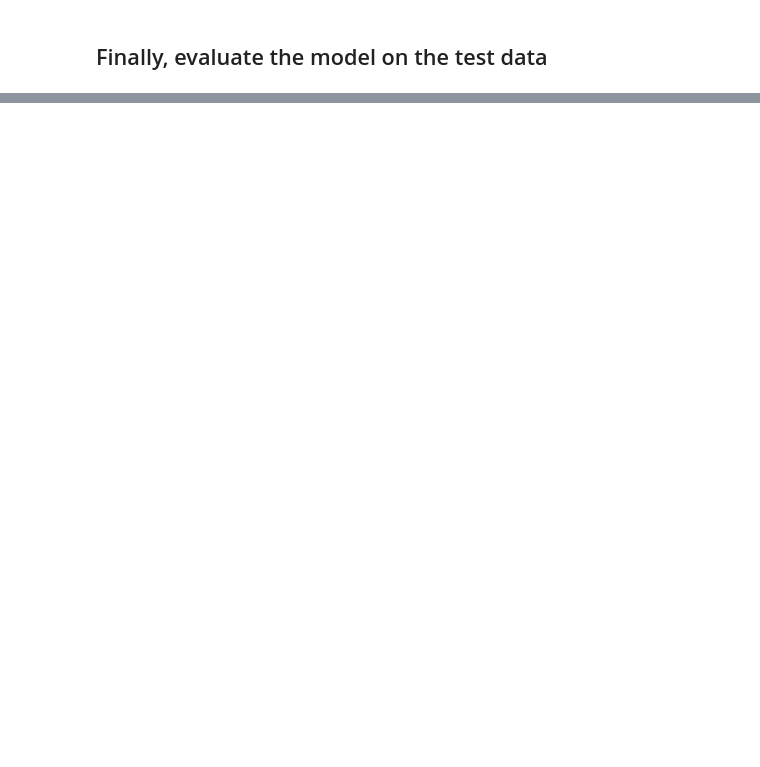
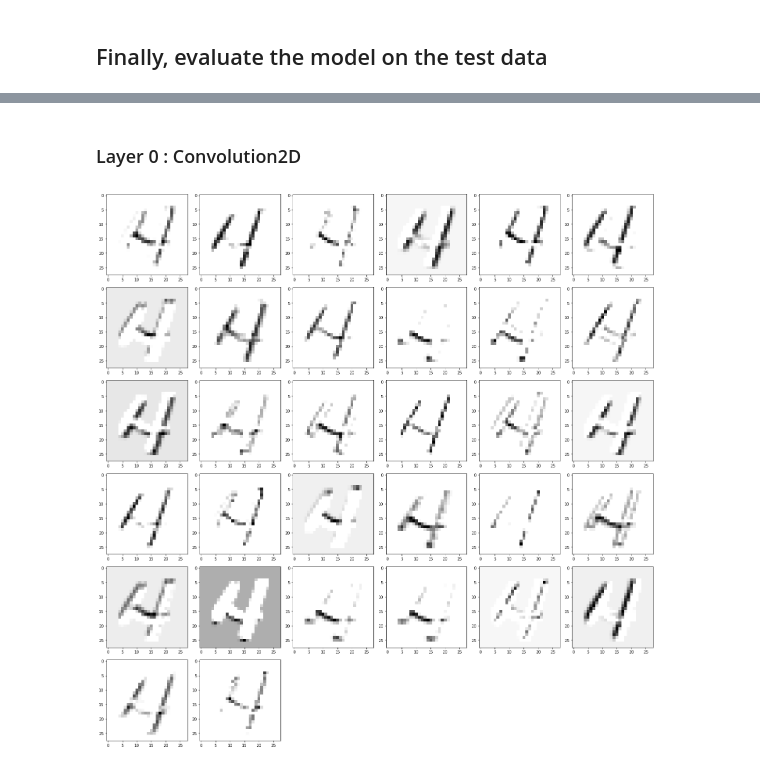
Before and after one commit to kmmaller/Digit-Recognizer, a Jupyter notebook: Digit-Recognizer.ipynb, the cells around one changed output, grey strips where cells are left out. Cells and saved outputs as stored; diff of their text form; code cells hidden in the pictures; blank space fills up the shorter version.

Commit message:
added CNN layer output visuals

```diff
--- a/Digit-Recognizer.ipynb
+++ b/Digit-Recognizer.ipynb
@@ -124,28 +124,16 @@ model = Sequential()
 
 '''Start adding layers: the first argument in Convolution2D the number of filters (kernals) that are in this case 3x3 pixels.
 the filters are a learned parameter in the algorithm.  setting this to 32 results in 32 "feature maps"
-created from 32 different LEARNED features which are 3x3 pixels.'''
+created from 32 different LEARNED features which are 3x3 pixels. Chose Rectified Linear unit (max(0,x))
+as the activation function'''
 
-model.add(Convolution2D(32, 3, 3, input_shape=(1,28,28),dim_ordering='th',border_mode='same'))
-model.add(Dropout(0.1)) #to prevent overfitting, randomly drop neurons from the network during training
-convout1 = Activation('relu') #chose Rectified Linear unit (max(0,x)) as the activation function
-model.add(convout1)
-#second convolution layers
-model.add(Convolution2D(32, 3, 3, dim_ordering='th',border_mode='same'))
-convout2 = Activation('relu')
-model.add(convout2)
-
+model.add(Convolution2D(32, 3, 3,activation='relu', input_shape=(1,28,28),dim_ordering='th',border_mode='same'))
+model.add(Convolution2D(32, 3, 3, activation='relu', dim_ordering='th',border_mode='same'))#second convolution layers
 model.add(MaxPooling2D(pool_size=(2,2),dim_ordering='th')) #quarter the images by taking max of every 2x2 pixels
 model.add(Dropout(0.25)) #regulariziation to prevent over fitting
-
-#model.add(Convolution2D(16, 3, 3, dim_ordering='th',border_mode='same'))
-#convout3 = Activation('relu')
-#model.add(convout3)
 # after a couple convolution and pooling layers we can convert our network into a more traditional NN, meaning 1D
 model.add(Flatten()) #flatten image matrix into array for "normal" NN
-model.add(Dense(128)) # a fully-connected hidden layer with 128 neurons
-convout4=Activation('relu')
-model.add(convout4)
+model.add(Dense(128,activation='relu')) # a fully-connected hidden layer with 128 neurons
 model.add(Dropout(0.5))
 model.add(Dense(10, activation='softmax')) #final fully connecting layer with output the class score and therefore need 10 neurons
 print(model.output_shape)
@@ -215,0 +207,10 @@ avg / total       0.99      0.99      0.99      8400
+# %%
+# choose some image from our test set to see how the CNN predicts the class
+X = X_test[123:124]
+# %%
+#function we need to visualize layer outputs.  K.learning_phase should be turned off to turn dropout off
+from keras import backend as K
+def get_activations(model, layer, X_batch):
+    get_activations = K.function([model.layers[0].input, K.learning_phase()], model.layers[layer].output)
+    activations = get_activations([X_batch,0])
+    return activations
@@ -215,0 +229,14 @@ avg / total       0.99      0.99      0.99      8400
+# %% [markdown]
+### Layer 0 : Convolution2D
+# %%
+layer0 = get_activations(model,0,X)
+layer0 = layer0.reshape(32,28,28)
+fig = plt.figure(figsize=(20, 20))
+for index in range(0,32):
+    plt.subplot(6,6,index+1)
+    plt.imshow(layer0[index],cmap='binary')
+
+fig.tight_layout()
+plt.show()
+# %% [output]
+[figure, added]
```
Also changed, not shown: parts of 13 cells of this notebook.
